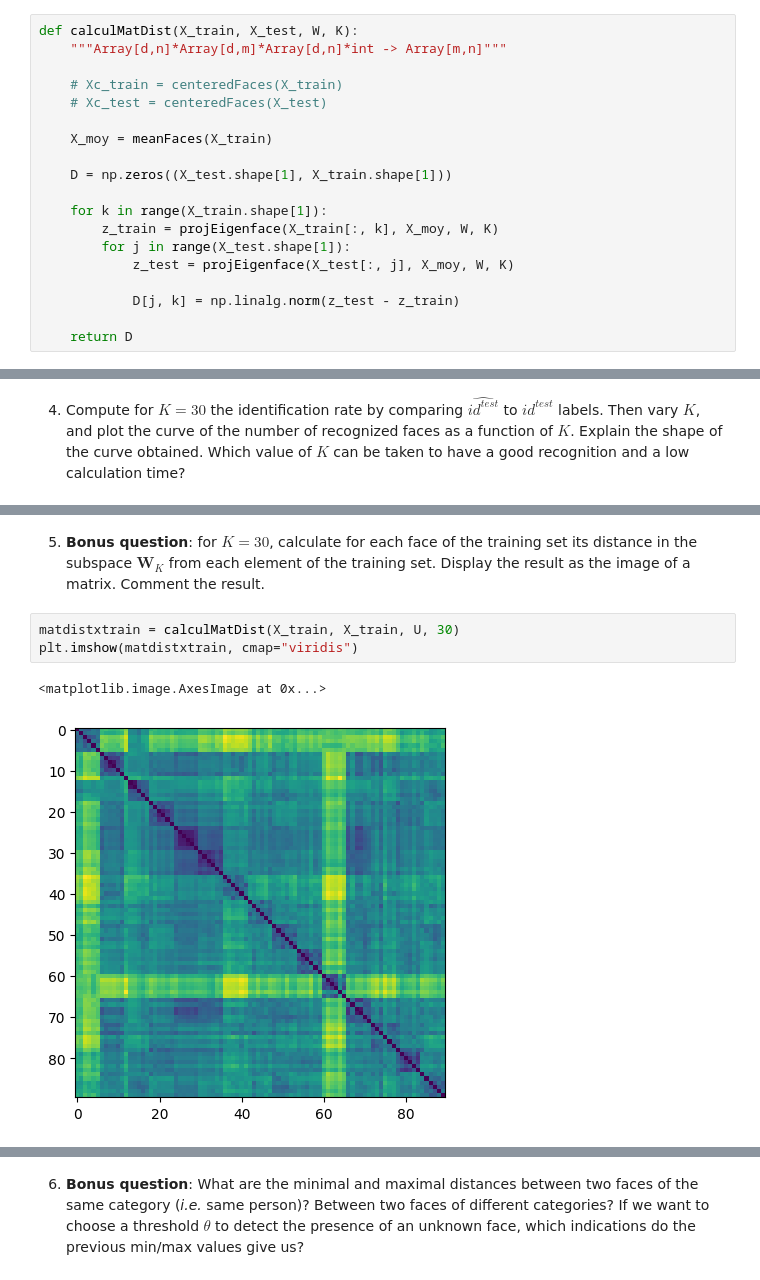
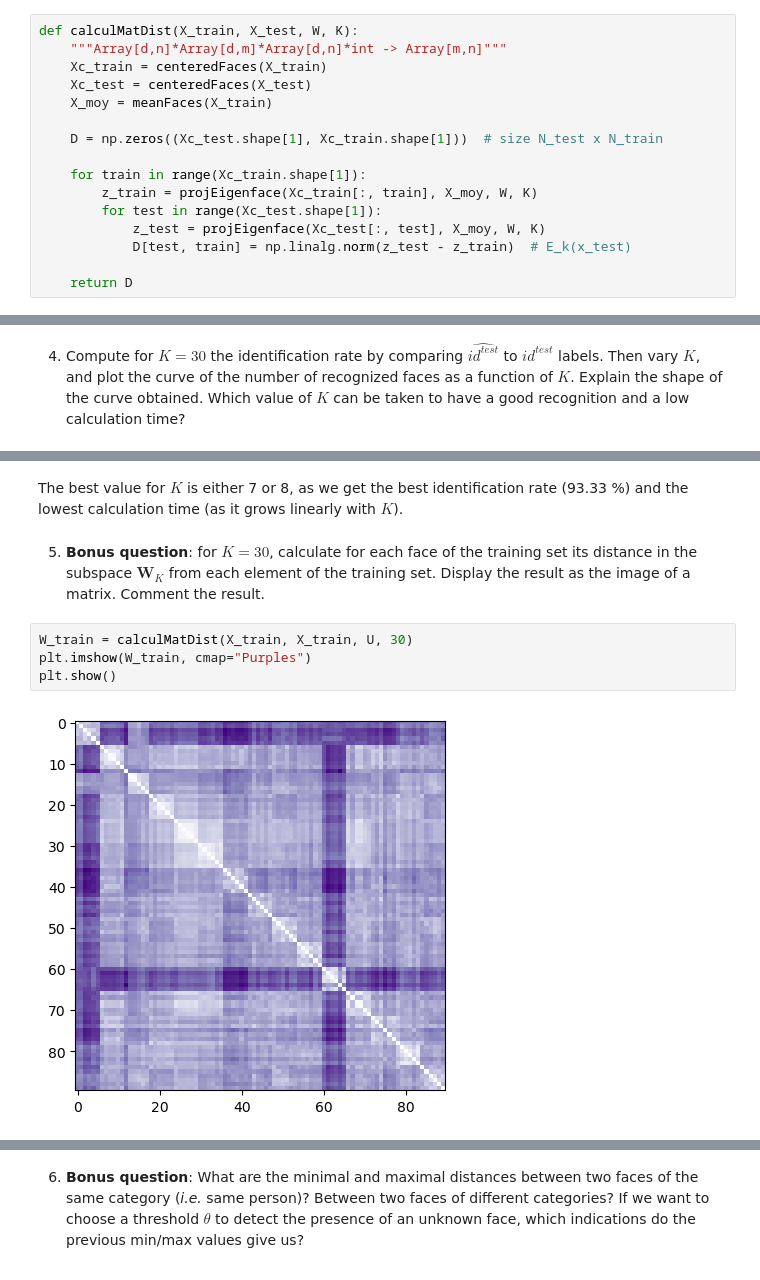
Before and after one commit to dataymeric/DAC, a Jupyter notebook: TME9-10/TME9-10.ipynb, the cells around one changed output, grey strips where cells are left out. Saved outputs shown, nothing was run; the diff lists cells and outputs as text.

```diff
--- a/TME9-10/TME9-10.ipynb
+++ b/TME9-10/TME9-10.ipynb
@@ -559,20 +583,17 @@ from icecream import ic
 # %%
 def calculMatDist(X_train, X_test, W, K):
     """Array[d,n]*Array[d,m]*Array[d,n]*int -> Array[m,n]"""
-
-    # Xc_train = centeredFaces(X_train)
-    # Xc_test = centeredFaces(X_test)
-
+    Xc_train = centeredFaces(X_train)
+    Xc_test = centeredFaces(X_test)
     X_moy = meanFaces(X_train)
 
-    D = np.zeros((X_test.shape[1], X_train.shape[1]))
+    D = np.zeros((Xc_test.shape[1], Xc_train.shape[1]))  # size N_test x N_train
 
-    for k in range(X_train.shape[1]):
-        z_train = projEigenface(X_train[:, k], X_moy, W, K)
-        for j in range(X_test.shape[1]):
-            z_test = projEigenface(X_test[:, j], X_moy, W, K)
-
-            D[j, k] = np.linalg.norm(z_test - z_train)
+    for train in range(Xc_train.shape[1]):
+        z_train = projEigenface(Xc_train[:, train], X_moy, W, K)
+        for test in range(Xc_test.shape[1]):
+            z_test = projEigenface(Xc_test[:, test], X_moy, W, K)
+            D[test, train] = np.linalg.norm(z_test - z_train)  # E_k(x_test)
 
     return D
 # %%
@@ -623,8 +664,10 @@ Accuracy :  90.0 %
+# %% [markdown]
+The best value for $K$ is either 7 or 8, as we get the best identification rate (93.33 %) and the lowest calculation time (as it grows linearly with $K$).
 # %% [markdown]
 5.  **Bonus question**: for $K=30$, calculate for each face of the training set its distance in the subspace $\mathbf W_K$ from each element of the training set. Display the result as the image of a matrix. Comment the result.
 # %%
-matdistxtrain = calculMatDist(X_train, X_train, U, 30)
-plt.imshow(matdistxtrain, cmap="viridis")
+W_train = calculMatDist(X_train, X_train, U, 30)
+plt.imshow(W_train, cmap="Purples")
+plt.show()
 # %% [output]
-<matplotlib.image.AxesImage at 0x...>
-[figure, old version]
+[figure, new version]
```
Also changed, not shown: parts of 48 cells of this notebook, 3 other files.
